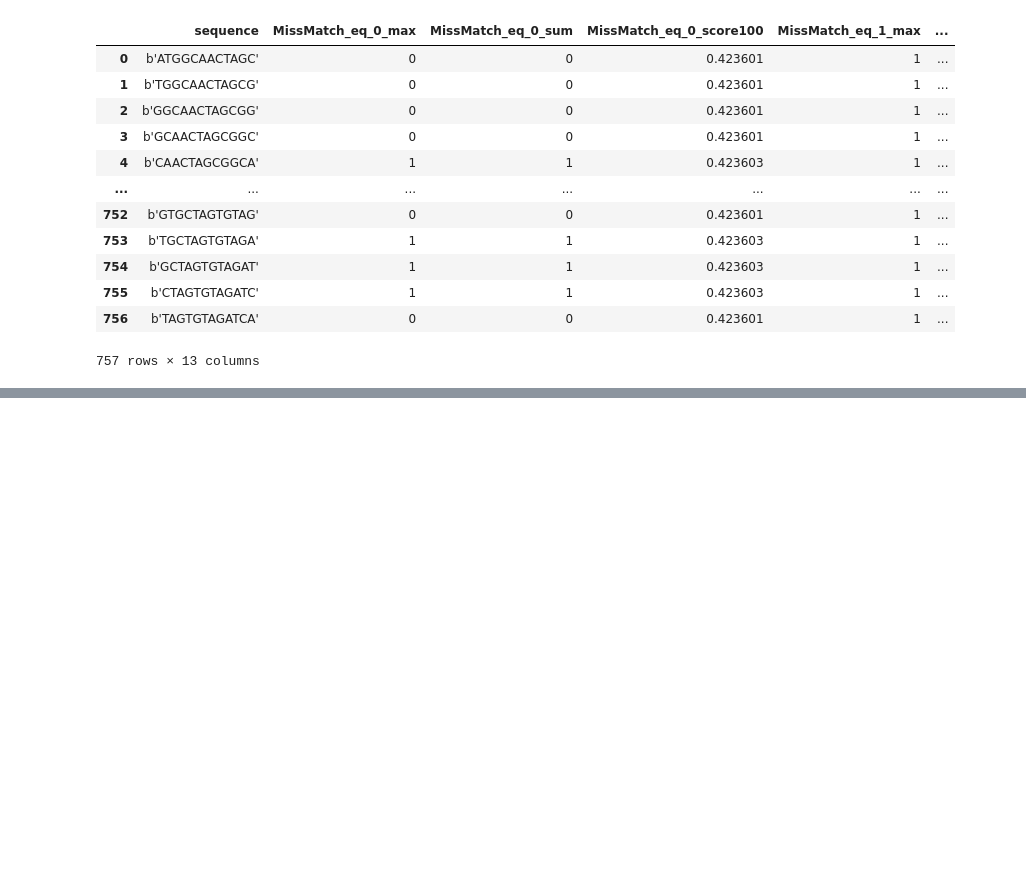
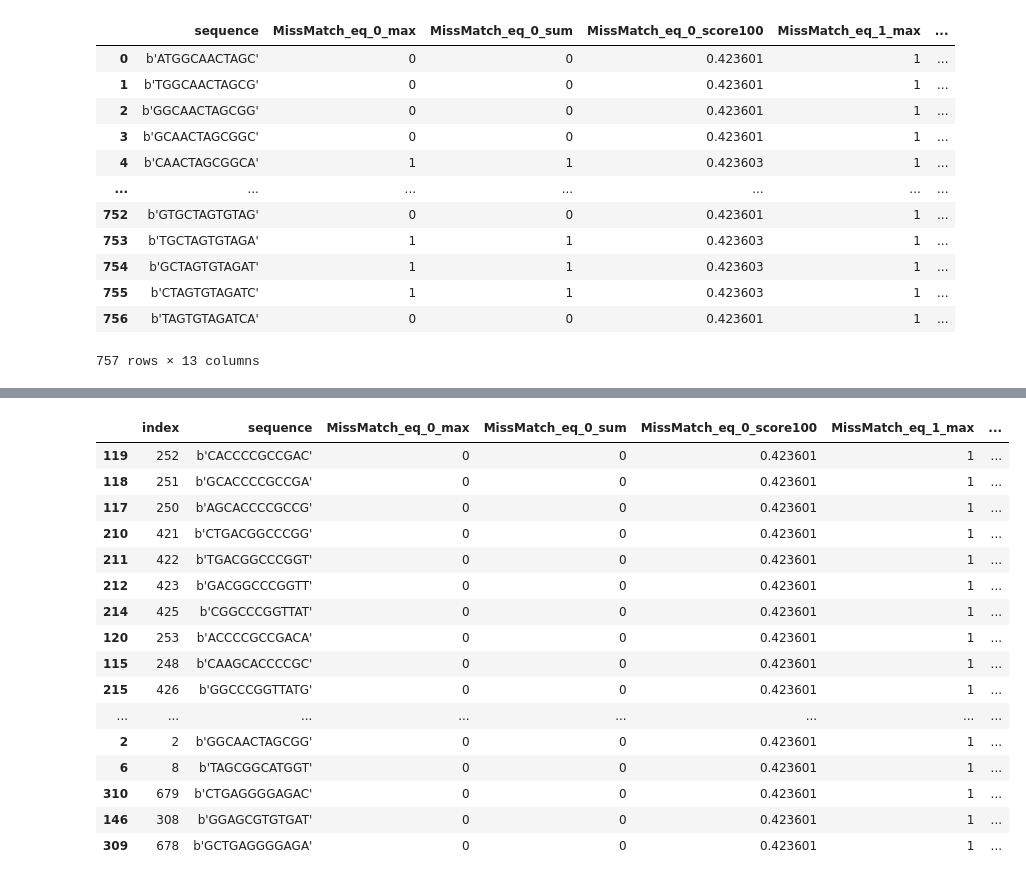
Before and after one commit to Q1vy/iGEM2025-TRAPS-Software-and-Modelling, a Jupyter notebook: target_search_main.ipynb, the cells around one changed output, grey strips where cells are left out. Drawn from its saved outputs; the diff is of its cells as text; code cells hidden in the pictures; blank space fills up the shorter version.

```diff
--- a/target_search_main.ipynb
+++ b/target_search_main.ipynb
@@ -262,6 +250,26 @@ continue with 1 candidates
 # %%
 ## Restriction sites
 restriction_sites = ["GAGGGCC"]
+# %%
+candidates
+# %% [output]
+|  | index | sequence | MissMatch_eq_0_max | MissMatch_eq_0_sum | MissMatch_eq_0_score100 | MissMatch_eq_1_max | ... |
+| 119 | 252 | b'CACCCCGCCGAC' | 0 | 0 | 0.423601 | 1 | ... |
+| 118 | 251 | b'GCACCCCGCCGA' | 0 | 0 | 0.423601 | 1 | ... |
+| 117 | 250 | b'AGCACCCCGCCG' | 0 | 0 | 0.423601 | 1 | ... |
+| 210 | 421 | b'CTGACGGCCCGG' | 0 | 0 | 0.423601 | 1 | ... |
+| 211 | 422 | b'TGACGGCCCGGT' | 0 | 0 | 0.423601 | 1 | ... |
+| 212 | 423 | b'GACGGCCCGGTT' | 0 | 0 | 0.423601 | 1 | ... |
+| 214 | 425 | b'CGGCCCGGTTAT' | 0 | 0 | 0.423601 | 1 | ... |
+| 120 | 253 | b'ACCCCGCCGACA' | 0 | 0 | 0.423601 | 1 | ... |
+| 115 | 248 | b'CAAGCACCCCGC' | 0 | 0 | 0.423601 | 1 | ... |
+| 215 | 426 | b'GGCCCGGTTATG' | 0 | 0 | 0.423601 | 1 | ... |
+| ... | ... | ... | ... | ... | ... | ... | ... |
+| 2 | 2 | b'GGCAACTAGCGG' | 0 | 0 | 0.423601 | 1 | ... |
+| 6 | 8 | b'TAGCGGCATGGT' | 0 | 0 | 0.423601 | 1 | ... |
+| 310 | 679 | b'CTGAGGGGAGAC' | 0 | 0 | 0.423601 | 1 | ... |
+| 146 | 308 | b'GGAGCGTGTGAT' | 0 | 0 | 0.423601 | 1 | ... |
+| 309 | 678 | b'GCTGAGGGGAGA' | 0 | 0 | 0.423601 | 1 | ... |
 # %%
 ## Rank remaining sequences based on obtained metrics
 
```
Also changed, not shown: parts of 4 cells of this notebook, 1 other file.
